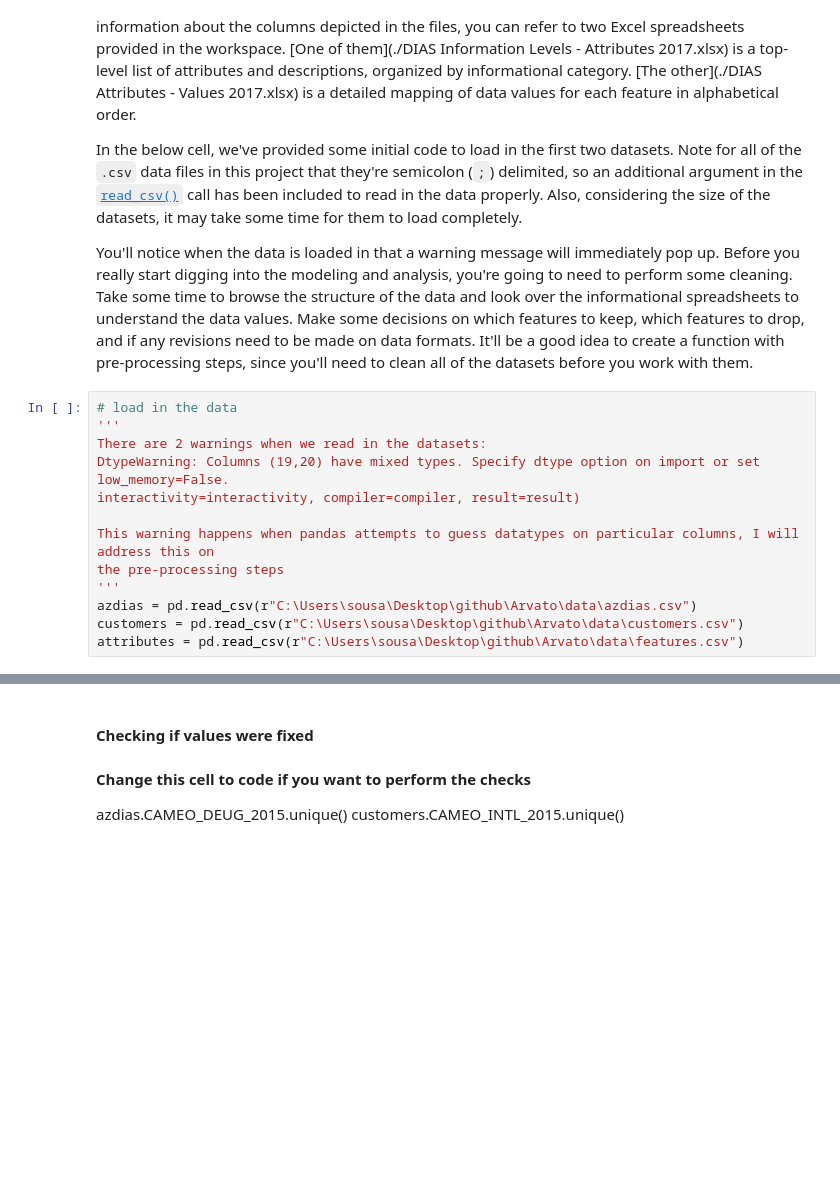
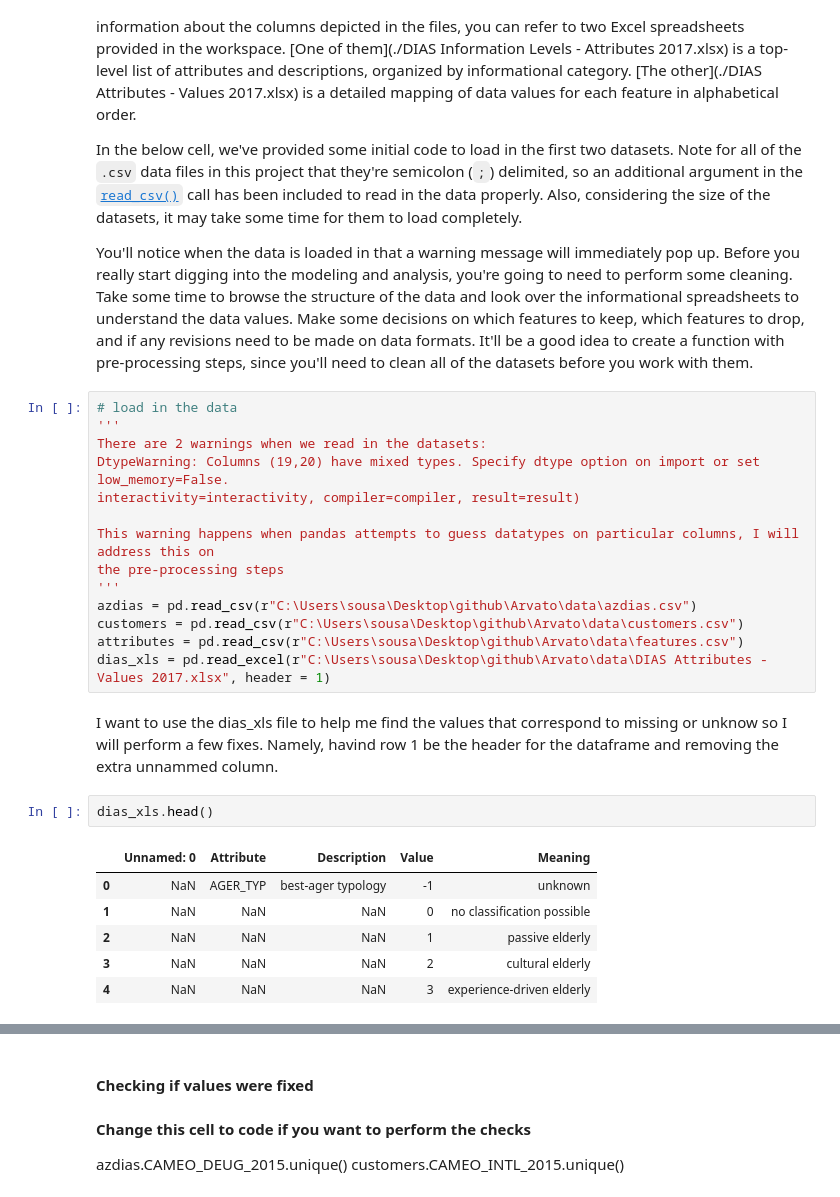
Before and after one commit to sousablde/Arvato-Bertelsmann-Customer-Acquisition, a Jupyter notebook: Arvato Project Workbook.ipynb, the cells around one changed output, grey strips where cells are left out. Cells and saved outputs as stored; diff of their text form; blank space fills up the shorter version.

```diff
--- a/Arvato Project Workbook.ipynb
+++ b/Arvato Project Workbook.ipynb
@@ -65,3 +66,16 @@ the pre-processing steps
 azdias = pd.read_csv(r"C:\Users\sousa\Desktop\github\Arvato\data\azdias.csv")
 customers = pd.read_csv(r"C:\Users\sousa\Desktop\github\Arvato\data\customers.csv")
 attributes = pd.read_csv(r"C:\Users\sousa\Desktop\github\Arvato\data\features.csv")
+dias_xls = pd.read_excel(r"C:\Users\sousa\Desktop\github\Arvato\data\DIAS Attributes - Values 2017.xlsx", header = 1)
+# %% [markdown]
+I want to use the dias_xls file to help me find the values that correspond to missing or unknow so I will perform a few fixes.
+Namely, havind row 1 be the header for the dataframe and removing the extra unnammed column.
+# %%
+dias_xls.head()
+# %% [output]
+|  | Unnamed: 0 | Attribute | Description | Value | Meaning |
+| 0 | NaN | AGER_TYP | best-ager typology | -1 | unknown |
+| 1 | NaN | NaN | NaN | 0 | no classification possible |
+| 2 | NaN | NaN | NaN | 1 | passive elderly |
+| 3 | NaN | NaN | NaN | 2 | cultural elderly |
+| 4 | NaN | NaN | NaN | 3 | experience-driven elderly |
```
Also changed, not shown: parts of 69 cells of this notebook, 1 other file.
